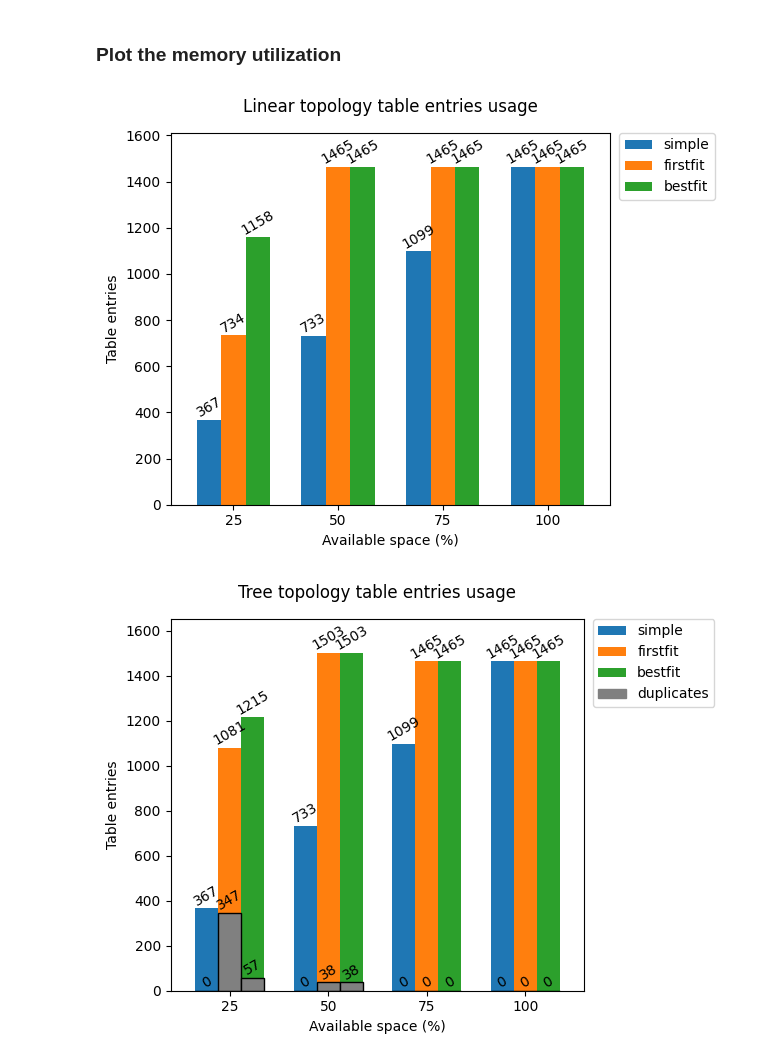
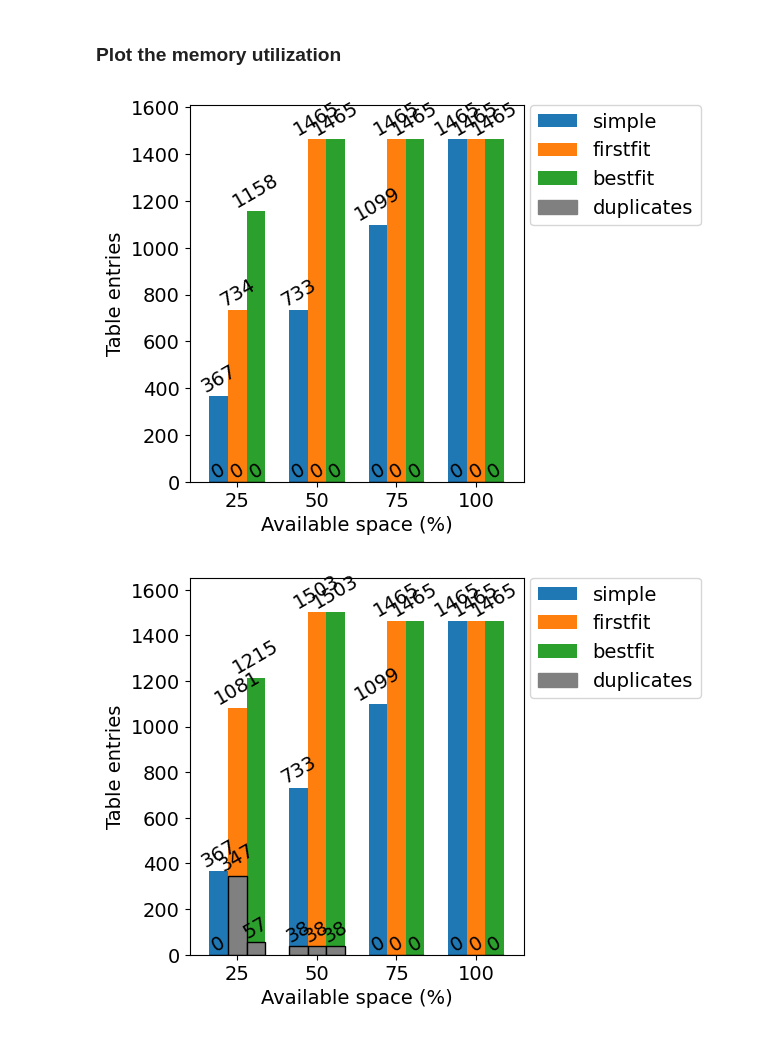
Before and after one commit to HenriqueBBrum/Network-Wide-Rule-Orchestrator, a Jupyter notebook: testing/final_evaluation/final_evaluation_plots.ipynb, the cells around one changed output. Saved outputs shown, nothing was run; the diff lists cells and outputs as text; code cells hidden in the pictures.

Commit message:
Fixed graphs

```diff
--- a/testing/final_evaluation/final_evaluation_plots.ipynb
+++ b/testing/final_evaluation/final_evaluation_plots.ipynb
@@ -272,47 +299,56 @@ def create_memory_usage_dataframe(df, topology):
 
     return final_df
 # %%
+plt.rcParams.update({'font.size': 14})
+
 linear_memory_plot_df = create_memory_usage_dataframe(final_eval_df, "linear")
-ax = linear_memory_plot_df.plot(kind='bar', rot=0, width=0.7)
-ax.legend(bbox_to_anchor=(1.02,1), loc='upper left', borderaxespad=0)
+duplicate_memory = linear_memory_plot_df.copy()
+duplicate_memory.iloc[0:4] = 0
+
+_, ax = plt.subplots()
+linear_memory_plot_df.plot(kind='bar', ax=ax, width=0.7)
+duplicate_memory.plot(kind='bar', ax=ax, rot=0, width=0.7, color=['grey'], edgecolor='black')
+
+grey_patch = mpatches.Patch(color='grey')
+handles, labels = plt.gca().get_legend_handles_labels()
+handles = handles[0:3]
+order = [1,3,4,2,0]
+handles.append(grey_patch)
+labels = labels[0:3]
+labels.append("duplicates")
+ax.legend(handles, labels, bbox_to_anchor=(1.02,1), loc='upper left', borderaxespad=0)
 ax.margins(y=0.1)
-for i in range(0,3):
+for i in range(0,6):
     ax.bar_label(ax.containers[i], label_type='edge', rotation=30)
 
-plt.title("Linear topology table entries usage", pad=15 )
 plt.ylabel("Table entries")
 plt.tight_layout()
 plt.savefig("graphs/Linear_table_entries_usage.png")
 
 
 tree_memory_plot_df = create_memory_usage_dataframe(final_eval_df, "tree")
-duplicate_memory = tree_memory_plot_df.copy()
-duplicate_memory.iloc[2:4] = 0
 duplicate_memory.iloc[1] = 38
-duplicate_memory['simple'] = 0
 duplicate_memory.at[25, 'firstfit'] = 347
 duplicate_memory.at[25, 'bestfit'] = 57
 
 _, ax = plt.subplots()
 tree_memory_plot_df.plot(kind='bar', ax=ax, width=0.7)
 duplicate_memory.plot(kind='bar', ax=ax, rot=0, width=0.7, color=['grey'], edgecolor='black')
 
-grey_patch = mpatches.Patch(color='grey')
 handles, labels = plt.gca().get_legend_handles_labels()
 handles = handles[0:3]
 handles.append(grey_patch)
 labels = labels[0:3]
 labels.append("duplicates")
-ax.legend(handles, labels,bbox_to_anchor=(1.02,1), loc='upper left', borderaxespad=0)
+ax.legend(handles, labels, bbox_to_anchor=(1.02,1), loc='upper left', borderaxespad=0)
 ax.margins(y=0.1)
 for i in range(0,6):
     ax.bar_label(ax.containers[i], label_type='edge', rotation=30)
 
 
-plt.title("Tree topology table entries usage", pad=15 )
 plt.ylabel("Table entries")
 plt.tight_layout()
 plt.savefig("graphs/Tree_table_entries_usage.png")
 # %% [output]
-[figure, old version]
+[figure, new version]
-[figure, old version]
+[figure, new version]
```
Also changed, not shown: parts of 7 cells of this notebook, 38 other files.
